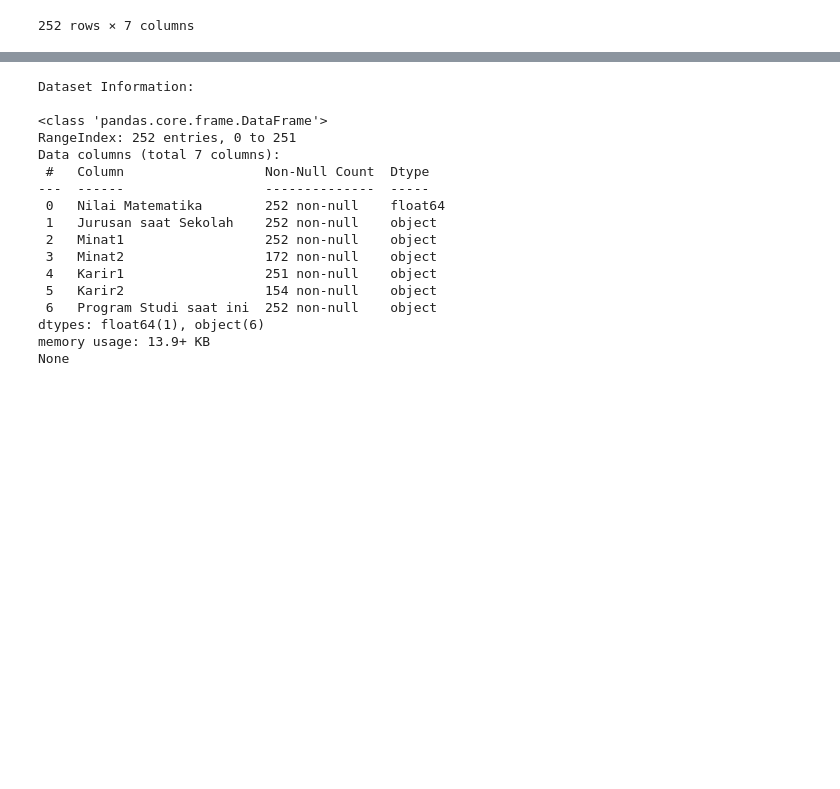
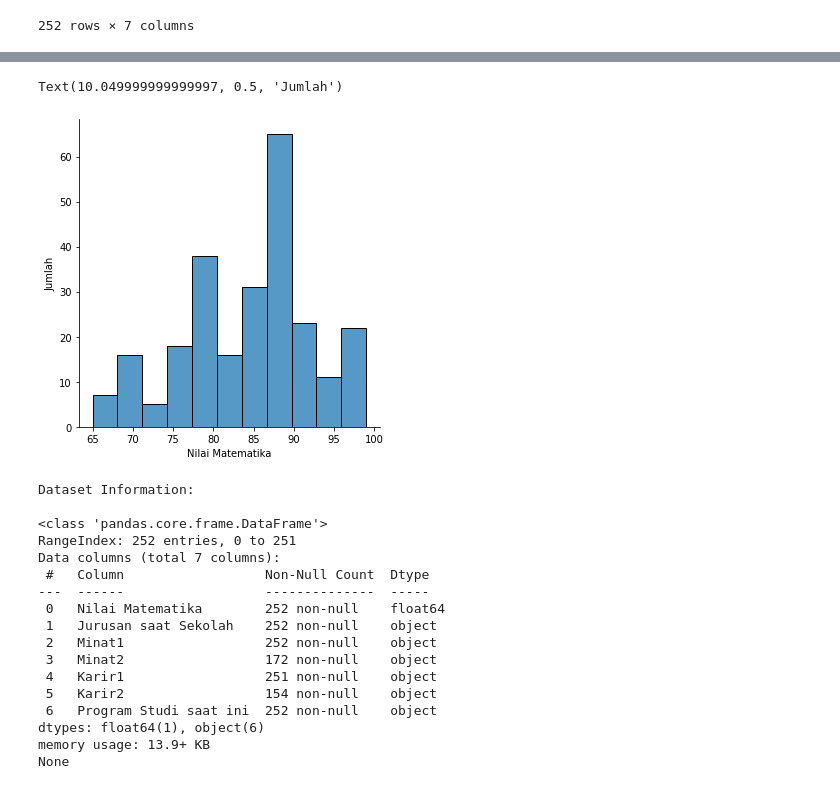
Before and after one commit to ulung3ko/srjkom, a Jupyter notebook: train/Sistem_Rekomendasi_Jurusan.ipynb, the cells around one changed output, grey strips where cells are left out. Drawn from its saved outputs; the diff is of its cells as text; code cells hidden in the pictures; blank space fills up the shorter version.

```diff
--- a/train/Sistem_Rekomendasi_Jurusan.ipynb
+++ b/train/Sistem_Rekomendasi_Jurusan.ipynb
@@ -54,3 +60,9 @@ df
+# %%
+sns.displot(df['Nilai Matematika'])
+plt.ylabel('Jumlah')
+# %% [output]
+Text(10.049999999999997, 0.5, 'Jumlah')
+[figure, added]
 # %%
 print('Dataset Information: \n')
 print(df.info())
```
Also changed, not shown: parts of 1 cell of this notebook.
